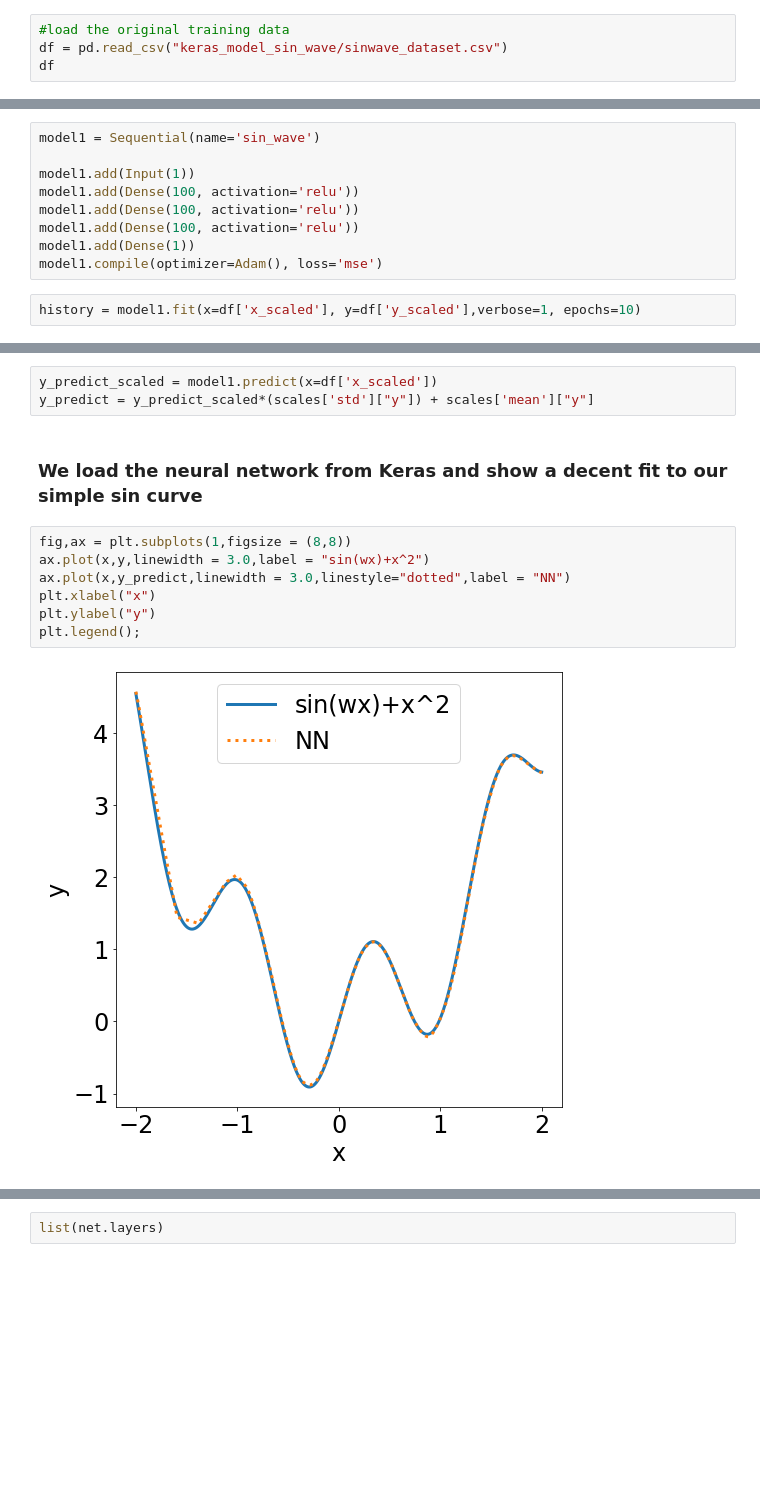
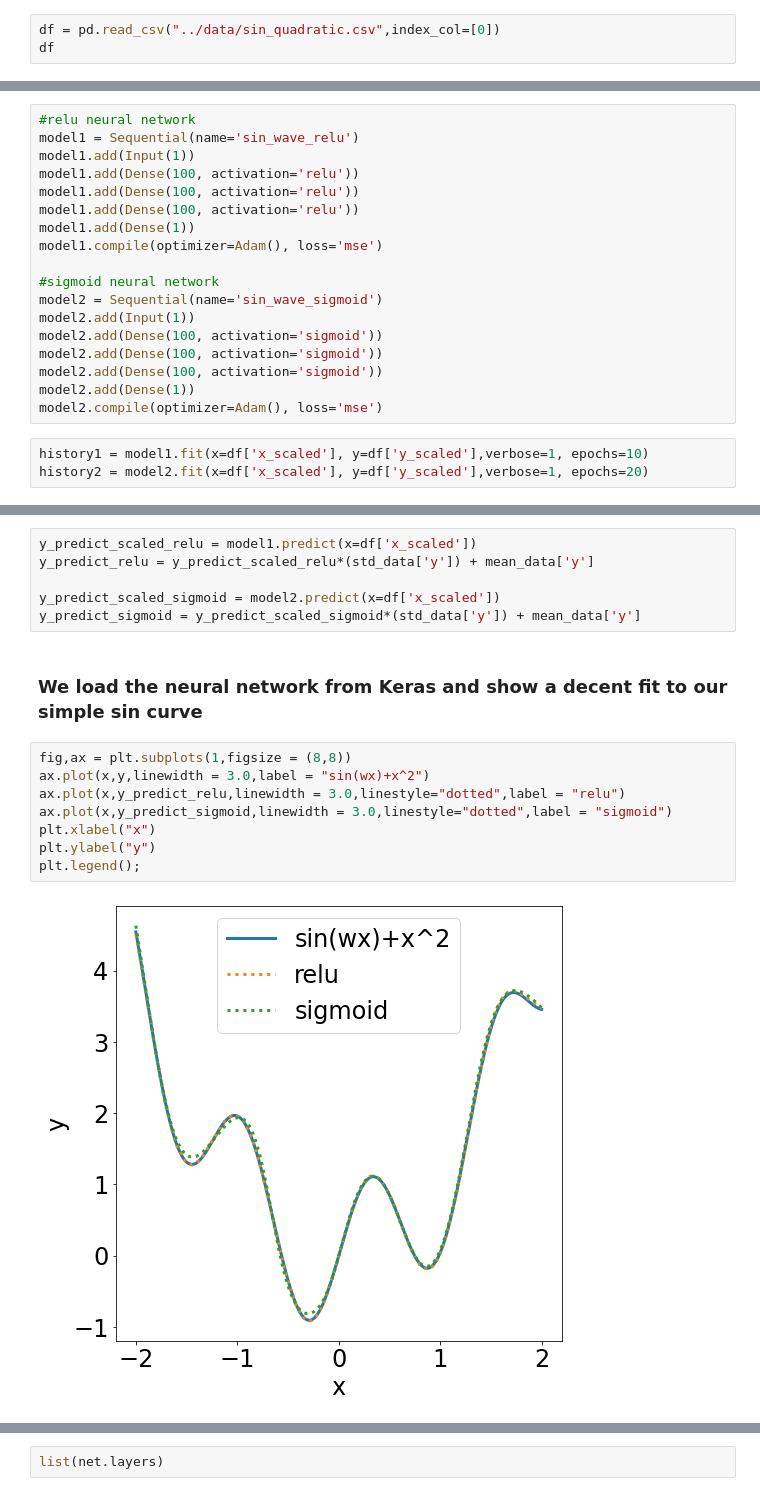
Before and after one commit to chrismarquez/OMLT, a Jupyter notebook: docs/notebooks/neuralnet/formulate_neural_networks.ipynb, the cells around one changed output, grey strips where cells are left out. Cells and saved outputs as stored; diff of their text form; blank space fills up the shorter version.

```diff
--- a/docs/notebooks/neuralnet/formulate_neural_networks.ipynb
+++ b/docs/notebooks/neuralnet/formulate_neural_networks.ipynb
@@ -38,5 +48,4 @@ $y=sin(\omega x) + x^2$ on the interval $x \in [-2,2]$
 # %%
-#load the original training data
-df = pd.read_csv("keras_model_sin_wave/sinwave_dataset.csv")
+df = pd.read_csv("../data/sin_quadratic.csv",index_col=[0])
 df
 # %% [output]
@@ -68,13 +93,23 @@ plt.ylabel("sin(wx) + x^2");
 # %%
-model1 = Sequential(name='sin_wave')
-
+#relu neural network
+model1 = Sequential(name='sin_wave_relu')
 model1.add(Input(1))
 model1.add(Dense(100, activation='relu'))
 model1.add(Dense(100, activation='relu'))
 model1.add(Dense(100, activation='relu'))
 model1.add(Dense(1))
 model1.compile(optimizer=Adam(), loss='mse')
+
+#sigmoid neural network
+model2 = Sequential(name='sin_wave_sigmoid')
+model2.add(Input(1))
+model2.add(Dense(100, activation='sigmoid'))
+model2.add(Dense(100, activation='sigmoid'))
+model2.add(Dense(100, activation='sigmoid'))
+model2.add(Dense(1))
+model2.compile(optimizer=Adam(), loss='mse')
 # %%
-history = model1.fit(x=df['x_scaled'], y=df['y_scaled'],verbose=1, epochs=10)
+history1 = model1.fit(x=df['x_scaled'], y=df['y_scaled'],verbose=1, epochs=10)
+history2 = model2.fit(x=df['x_scaled'], y=df['y_scaled'],verbose=1, epochs=20)
 # %% [output]
 Epoch 1/10
@@ -116,18 +132,22 @@ training bounds:  {'min': {'x': -2.0, 'y': -0.9086219566495785}, 'max': {'x': 2.
 # %% [markdown]
 ## Check the predictions
 # %%
-y_predict_scaled = model1.predict(x=df['x_scaled'])
-y_predict = y_predict_scaled*(scales['std']["y"]) + scales['mean']["y"]
+y_predict_scaled_relu = model1.predict(x=df['x_scaled'])
+y_predict_relu = y_predict_scaled_relu*(std_data['y']) + mean_data['y']
+
+y_predict_scaled_sigmoid = model2.predict(x=df['x_scaled'])
+y_predict_sigmoid = y_predict_scaled_sigmoid*(std_data['y']) + mean_data['y']
 # %% [markdown]
 ### We load the neural network from Keras and show a decent fit to our simple sin curve
 # %%
 fig,ax = plt.subplots(1,figsize = (8,8))
 ax.plot(x,y,linewidth = 3.0,label = "sin(wx)+x^2")
-ax.plot(x,y_predict,linewidth = 3.0,linestyle="dotted",label = "NN")
+ax.plot(x,y_predict_relu,linewidth = 3.0,linestyle="dotted",label = "relu")
+ax.plot(x,y_predict_sigmoid,linewidth = 3.0,linestyle="dotted",label = "sigmoid")
 plt.xlabel("x")
 plt.ylabel("y")
 plt.legend();
 # %% [output]
-[figure, old version]
+[figure, new version]
 # %% [markdown]
 ## Formulating the OMLT Model
```
Also changed, not shown: parts of 25 cells of this notebook, 2 other files.
